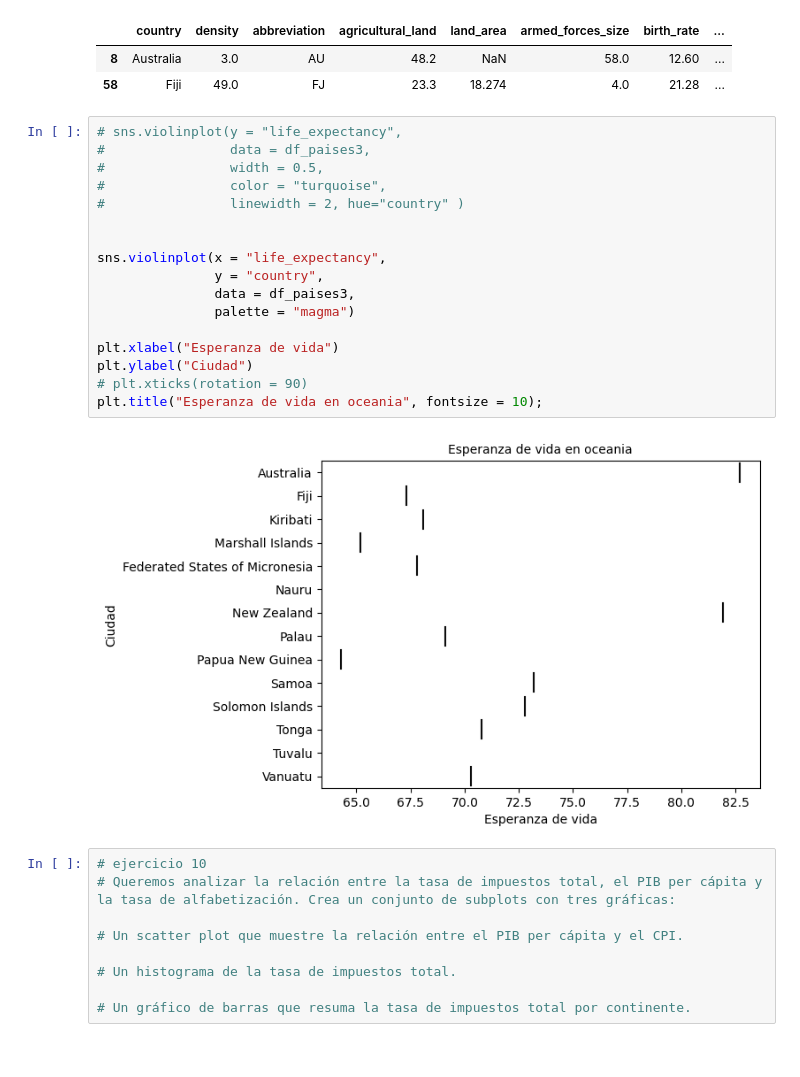
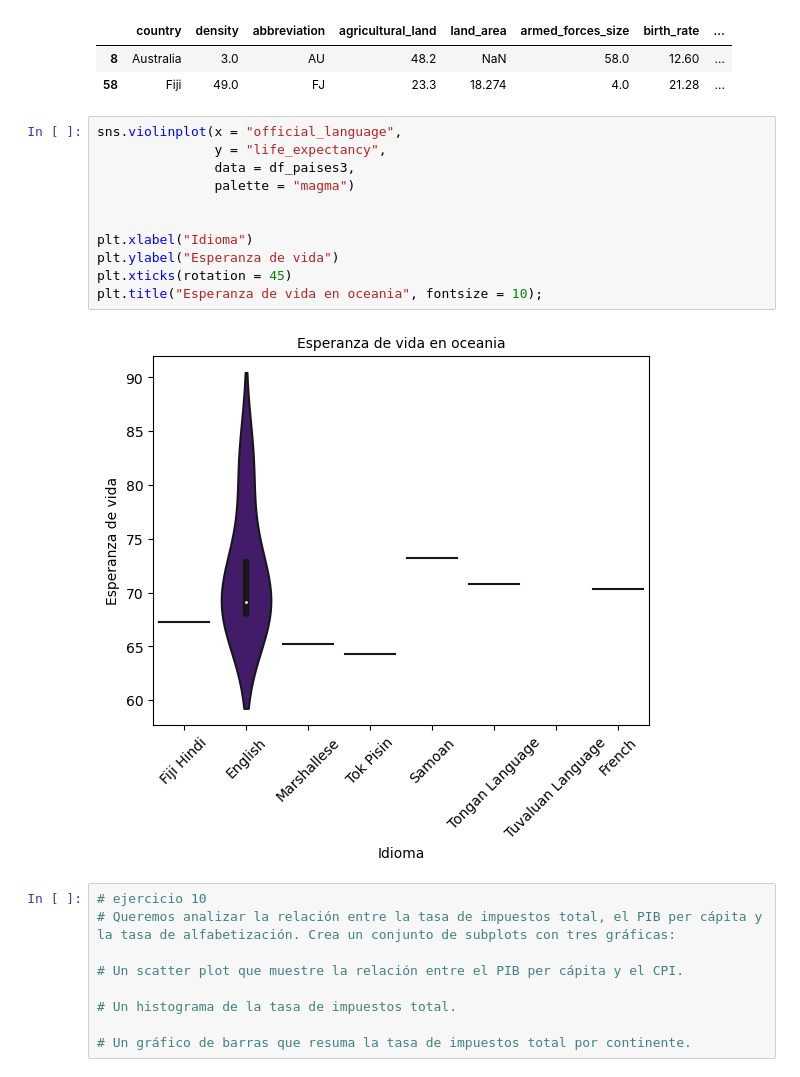
Before and after one commit to rebeca-enma/promoG-modulo3-sprint1-pairprogramming-Rebeca-Raquel, a Jupyter notebook: pair_visualizacion.ipynb, the cells around one changed output. Saved outputs shown, nothing was run; the diff lists cells and outputs as text.

```diff
--- a/pair_visualizacion.ipynb
+++ b/pair_visualizacion.ipynb
@@ -363,24 +362,18 @@ df_paises3.head(2)
 | 8 | Australia | 3.0 | AU | 48.2 | NaN | 58.0 | 12.60 | ... |
 | 58 | Fiji | 49.0 | FJ | 23.3 | 18.274 | 4.0 | 21.28 | ... |
 # %%
-# sns.violinplot(y = "life_expectancy",
-#                data = df_paises3,
-#                width = 0.5,
-#                color = "turquoise",
-#                linewidth = 2, hue="country" )
-
-
-sns.violinplot(x = "life_expectancy",
-               y = "country",
+sns.violinplot(x = "official_language",
+               y = "life_expectancy",
                data = df_paises3,
                palette = "magma")
 
-plt.xlabel("Esperanza de vida")
-plt.ylabel("Ciudad")
-# plt.xticks(rotation = 90)
+
+plt.xlabel("Idioma")
+plt.ylabel("Esperanza de vida")
+plt.xticks(rotation = 45)
 plt.title("Esperanza de vida en oceania", fontsize = 10);
 # %% [output]
-[figure, old version]
+[figure, new version]
 # %%
 # ejercicio 10
 # Queremos analizar la relación entre la tasa de impuestos total, el PIB per cápita y la tasa de alfabetización. Crea un conjunto de subplots con tres gráficas:
```
Also changed, not shown: parts of 2 cells of this notebook, 5 other files.
